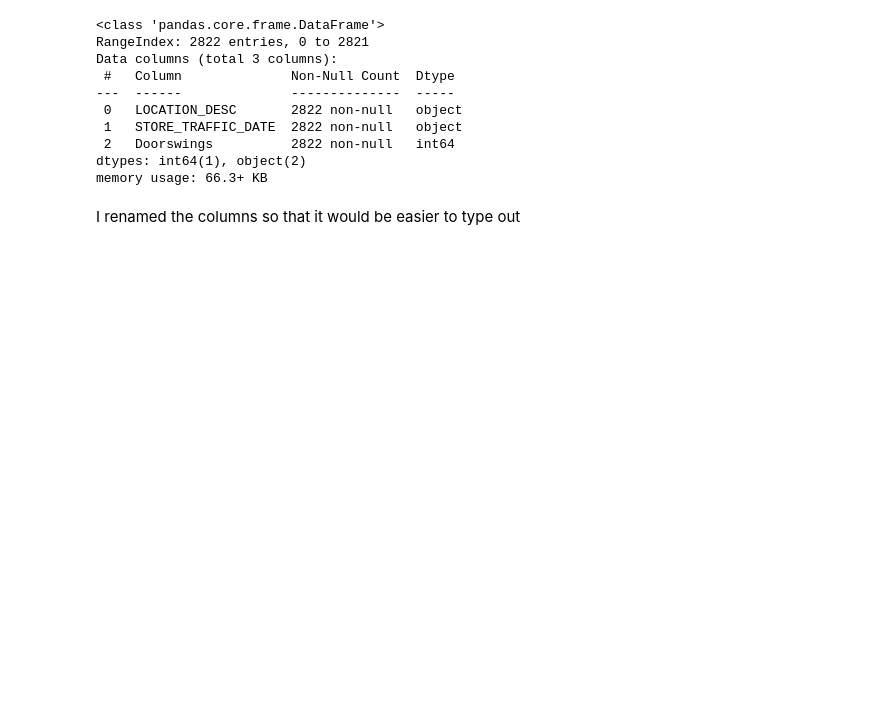
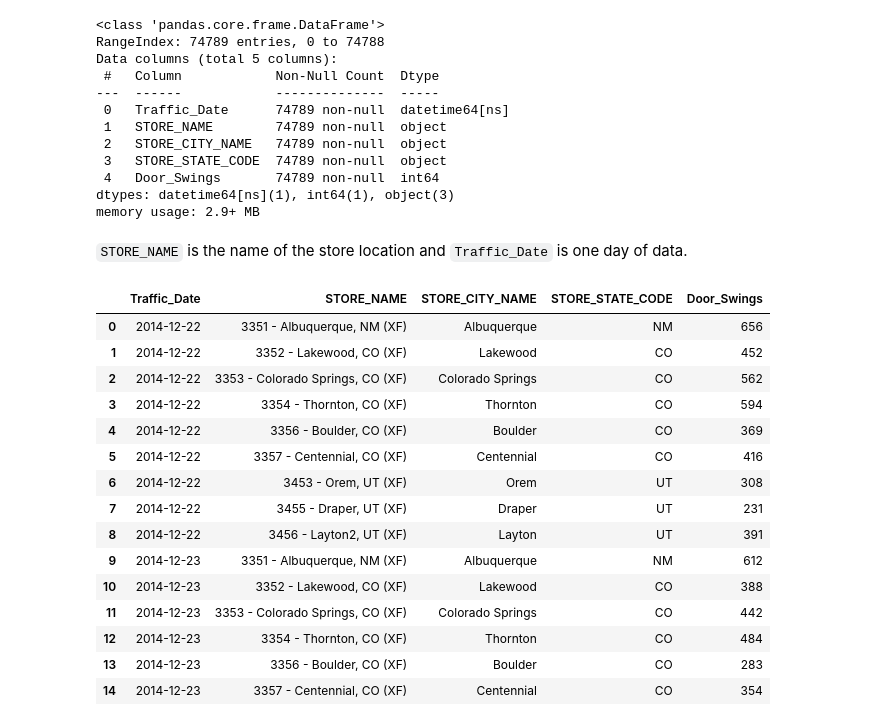
Before and after one commit to alanks2000/Springboard, a Jupyter notebook: Capstone Project 2/Data Wrangling.ipynb, the cells around one changed output. Cells and saved outputs as stored; diff of their text form; code cells hidden in the pictures; blank space fills up the shorter version.

```diff
--- a/Capstone Project 2/Data Wrangling.ipynb
+++ b/Capstone Project 2/Data Wrangling.ipynb
@@ -74,15 +119,17 @@ I wanted to see if there were any null values as well as the data types.
+# %%
+df = pd.read_excel(r'C:\Users\asiu200\OneDrive - Comcast\Python\Springboard\Data Wrangling.xlsx')
 # %%
 df.info()
 # %% [output]
 <class 'pandas.core.frame.DataFrame'>
-RangeIndex: 2822 entries, 0 to 2821
-Data columns (total 3 columns):
- #   Column              Non-Null Count  Dtype
----  ------              --------------  -----
- 0   LOCATION_DESC       2822 non-null   object
- 1   STORE_TRAFFIC_DATE  2822 non-null   object
- 2   Doorswings          2822 non-null   int64
-dtypes: int64(1), object(2)
-memory usage: 66.3+ KB
+RangeIndex: 74789 entries, 0 to 74788
+Data columns (total 5 columns):
+ #   Column            Non-Null Count  Dtype
+---  ------            --------------  -----
+ 0   Traffic_Date      74789 non-null  datetime64[ns]
+ 1   STORE_NAME        74789 non-null  object
+ 2   STORE_CITY_NAME   74789 non-null  object
+ 3   STORE_STATE_CODE  74789 non-null  object
+ 4   Door_Swings       74789 non-null  int64
+dtypes: datetime64[ns](1), int64(1), object(3)
+memory usage: 2.9+ MB
-# %% [markdown]
-I renamed the columns so that it would be easier to type out
@@ -90,0 +136,21 @@ df2 = df.rename(columns={'LOCATION_DESC':'store_name', 'STORE_TRAFFIC_DATE':'dat
+# %% [markdown]
+`STORE_NAME` is the name of the store location and `Traffic_Date` is one day of data.
+# %%
+df.head(15)
+# %% [output]
+|  | Traffic_Date | STORE_NAME | STORE_CITY_NAME | STORE_STATE_CODE | Door_Swings |
+| 0 | 2014-12-22 | 3351 - Albuquerque, NM (XF) | Albuquerque | NM | 656 |
+| 1 | 2014-12-22 | 3352 - Lakewood, CO (XF) | Lakewood | CO | 452 |
+| 2 | 2014-12-22 | 3353 - Colorado Springs, CO (XF) | Colorado Springs | CO | 562 |
+| 3 | 2014-12-22 | 3354 - Thornton, CO (XF) | Thornton | CO | 594 |
+| 4 | 2014-12-22 | 3356 - Boulder, CO (XF) | Boulder | CO | 369 |
+| 5 | 2014-12-22 | 3357 - Centennial, CO (XF) | Centennial | CO | 416 |
+| 6 | 2014-12-22 | 3453 - Orem, UT (XF) | Orem | UT | 308 |
+| 7 | 2014-12-22 | 3455 - Draper, UT (XF) | Draper | UT | 231 |
+| 8 | 2014-12-22 | 3456 - Layton2, UT (XF) | Layton | UT | 391 |
+| 9 | 2014-12-23 | 3351 - Albuquerque, NM (XF) | Albuquerque | NM | 612 |
+| 10 | 2014-12-23 | 3352 - Lakewood, CO (XF) | Lakewood | CO | 388 |
+| 11 | 2014-12-23 | 3353 - Colorado Springs, CO (XF) | Colorado Springs | CO | 442 |
+| 12 | 2014-12-23 | 3354 - Thornton, CO (XF) | Thornton | CO | 484 |
+| 13 | 2014-12-23 | 3356 - Boulder, CO (XF) | Boulder | CO | 283 |
+| 14 | 2014-12-23 | 3357 - Centennial, CO (XF) | Centennial | CO | 354 |
```
Also changed, not shown: parts of 47 cells of this notebook.
